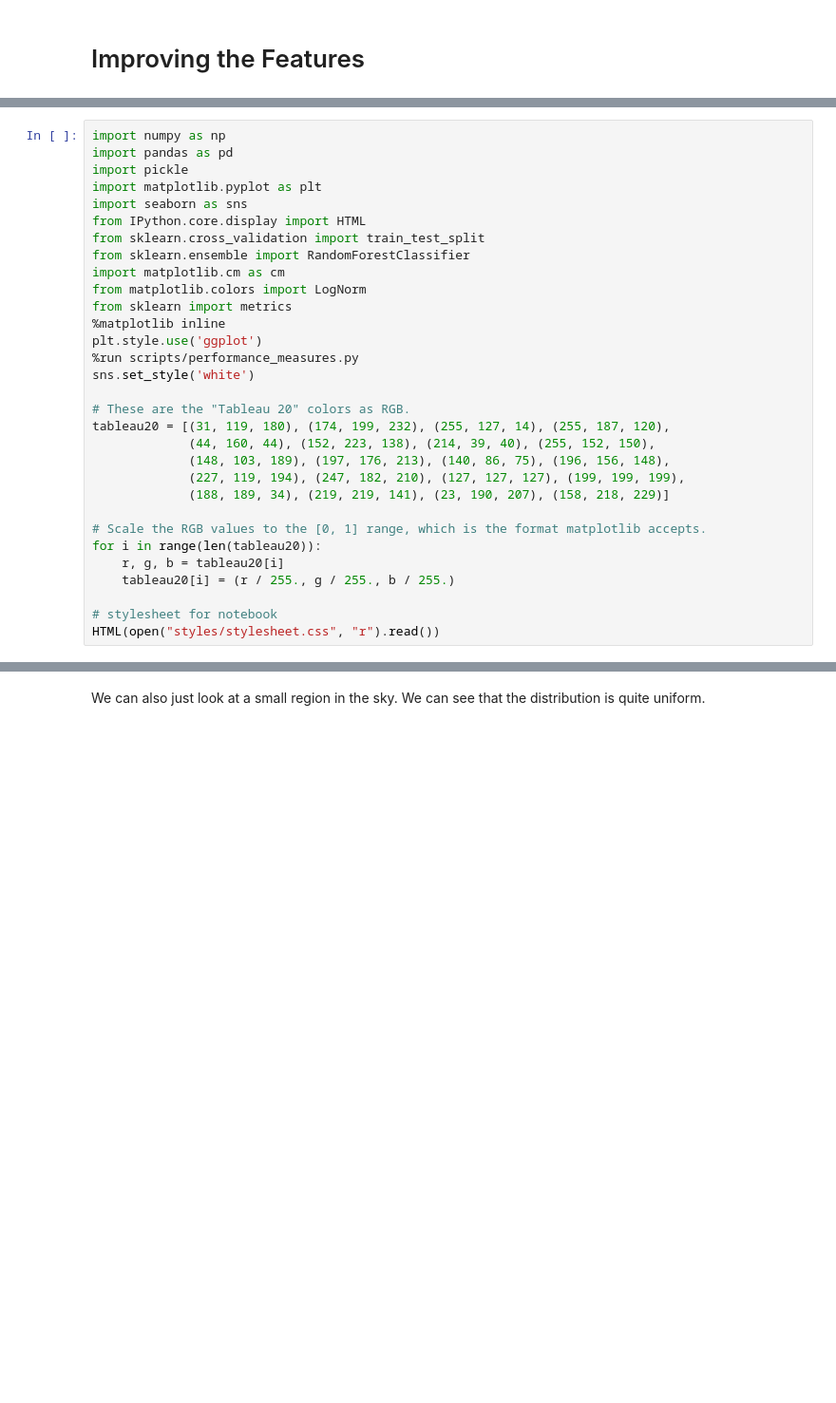
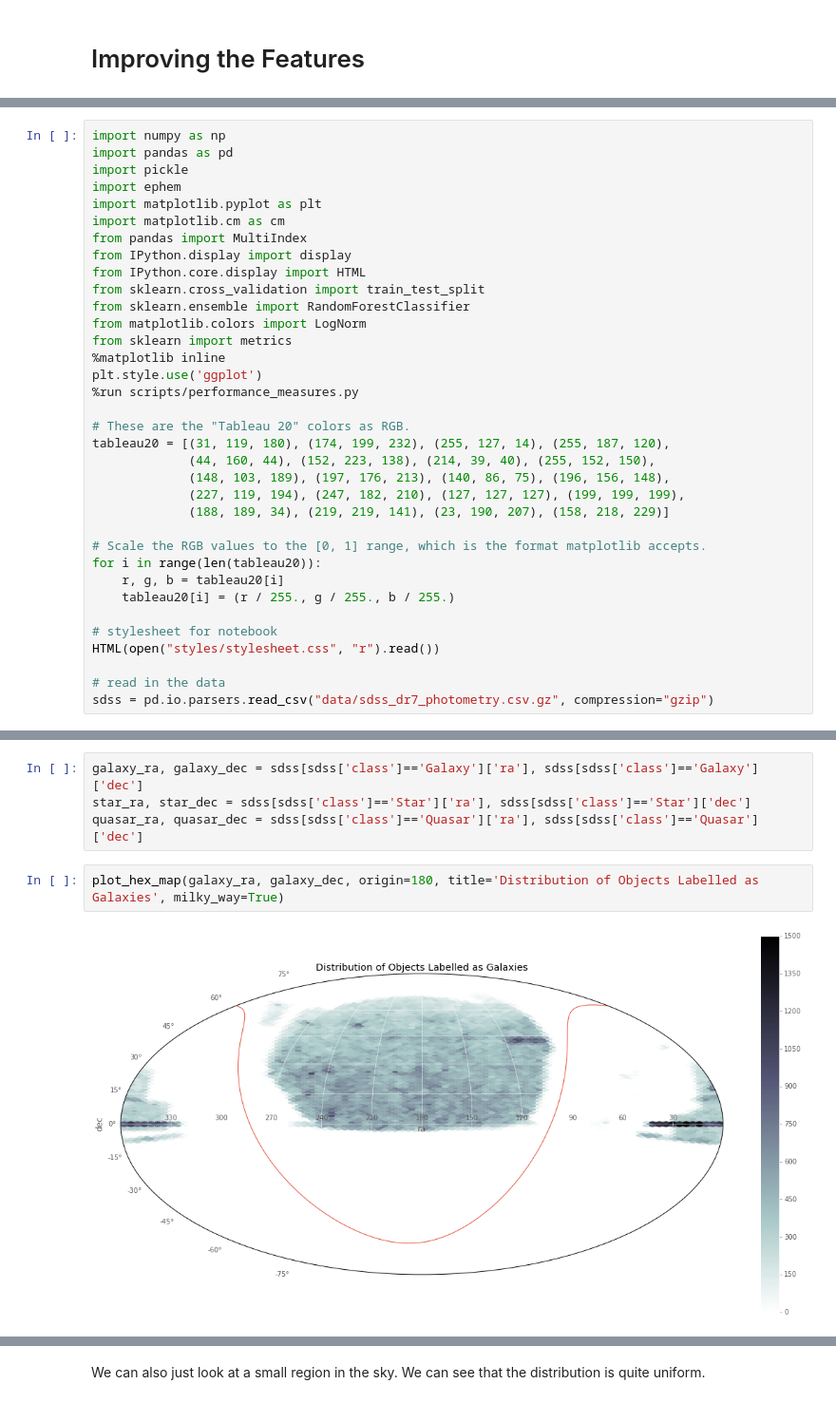
Before and after one commit to chengsoonong/mclass-sky, a Jupyter notebook: sdss_features.ipynb, the cells around one changed output, grey strips where cells are left out. Shown at 95% size. Drawn from its saved outputs; the diff is of its cells as text; blank space fills up the shorter version.

```diff
--- a/sdss_features.ipynb
+++ b/sdss_features.ipynb
@@ -4,18 +10,19 @@
 import numpy as np
 import pandas as pd
 import pickle
+import ephem
 import matplotlib.pyplot as plt
-import seaborn as sns
+import matplotlib.cm as cm
+from pandas import MultiIndex
+from IPython.display import display
 from IPython.core.display import HTML
 from sklearn.cross_validation import train_test_split
 from sklearn.ensemble import RandomForestClassifier
-import matplotlib.cm as cm
 from matplotlib.colors import LogNorm
 from sklearn import metrics
 %matplotlib inline
 plt.style.use('ggplot')
 %run scripts/performance_measures.py
-sns.set_style('white')
 
 # These are the "Tableau 20" colors as RGB.
 tableau20 = [(31, 119, 180), (174, 199, 232), (255, 127, 14), (255, 187, 120),
@@ -31,3 +38,6 @@ for i in range(len(tableau20)):
 
 # stylesheet for notebook
 HTML(open("styles/stylesheet.css", "r").read())
+
+# read in the data
+sdss = pd.io.parsers.read_csv("data/sdss_dr7_photometry.csv.gz", compression="gzip")
@@ -56,0 +101,8 @@ sns.jointplot(sdss[sdss['class']=='Galaxy']['ra'], sdss[sdss['class']=='Galaxy']
+# %%
+galaxy_ra, galaxy_dec = sdss[sdss['class']=='Galaxy']['ra'], sdss[sdss['class']=='Galaxy']['dec']
+star_ra, star_dec = sdss[sdss['class']=='Star']['ra'], sdss[sdss['class']=='Star']['dec']
+quasar_ra, quasar_dec = sdss[sdss['class']=='Quasar']['ra'], sdss[sdss['class']=='Quasar']['dec']
+# %%
+plot_hex_map(galaxy_ra, galaxy_dec, origin=180, title='Distribution of Objects Labelled as Galaxies', milky_way=True)
+# %% [output]
+[figure, added]
```
Also changed, not shown: parts of 69 cells of this notebook.
